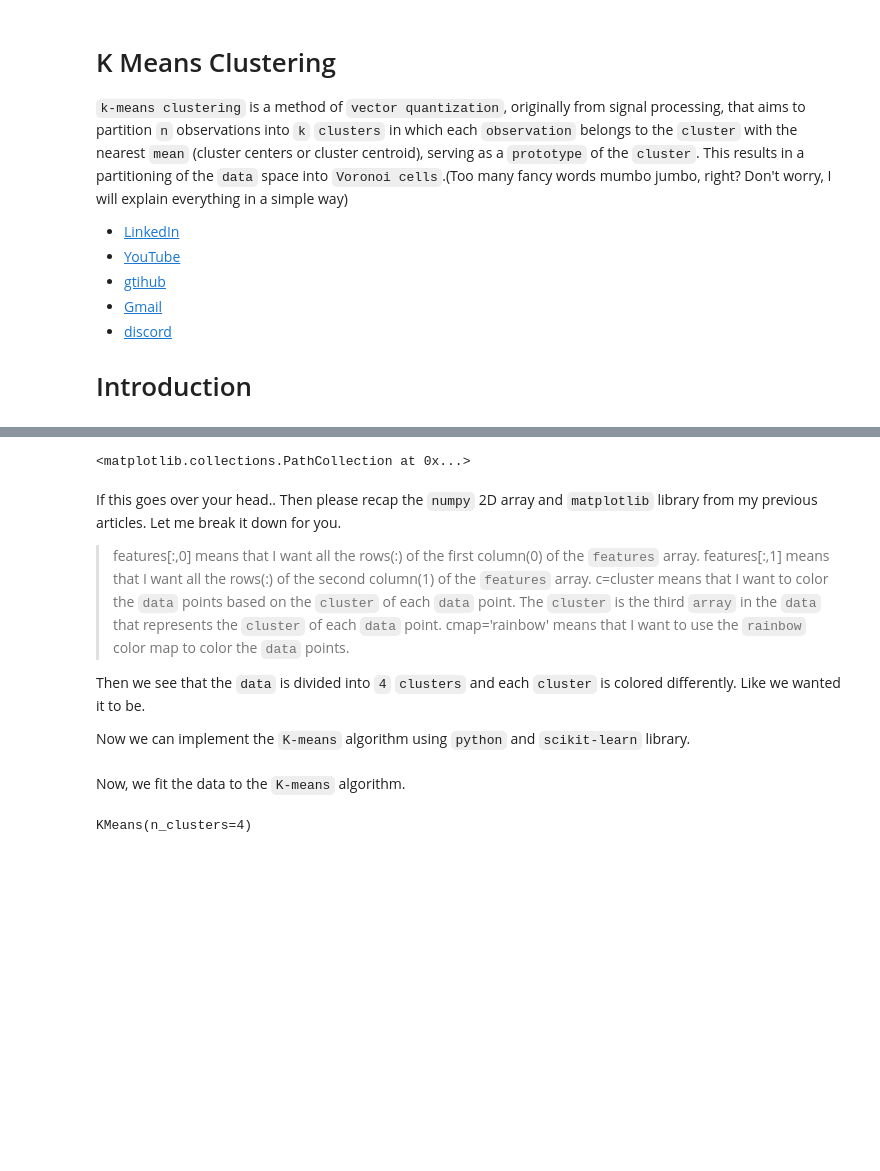
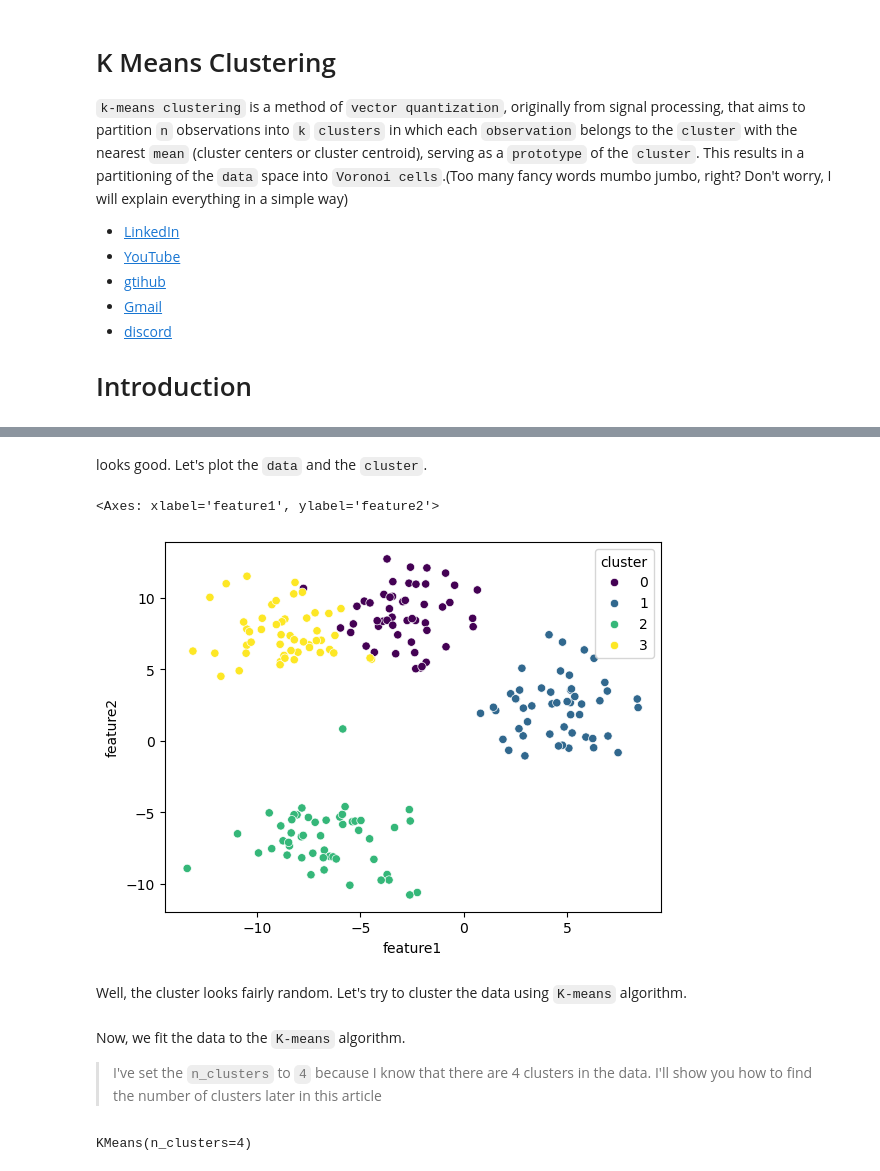
Before and after one commit to RishatTalukder/Machine-Learning-Zero-to-Hero, a Jupyter notebook: 14_K_Means_Clustering/30_K_Means_Clustering.ipynb, the cells around one changed output, grey strips where cells are left out. Drawn from its saved outputs; the diff is of its cells as text; code cells hidden in the pictures; blank space fills up the shorter version.

Commit message:
clustering done

```diff
--- a/14_K_Means_Clustering/30_K_Means_Clustering.ipynb
+++ b/14_K_Means_Clustering/30_K_Means_Clustering.ipynb
@@ -410,5 +238,7 @@ Now that we have imported the necessary libraries, We can now load the `blobs` d
 # %%
-data = make_blobs(n_samples=200, n_features=2, centers=4, cluster_std=1.8, random_state=101)
+from sklearn.datasets import make_blobs
+
+data = make_blobs(n_samples=200, n_features=2, centers=4, cluster_std=2, random_state=42)
 # %% [markdown]
 Let me explain what I just did in the code above.
 
@@ -472,0 +261,3 @@ Now let's visuliaze the `data` using a `scatter plot`.
+# %%
+clusters = data[1]
+clusters.shape
@@ -472,0 +272,6 @@ Now let's visuliaze the `data` using a `scatter plot`.
+# %%
+import pandas as pd
+
+df = pd.DataFrame(features, columns=['feature1', 'feature2'])
+df['cluster'] = clusters
+df.head()
@@ -473,19 +285,14 @@ Now let's visuliaze the `data` using a `scatter plot`.
+# %% [markdown]
+looks good. Let's plot the `data` and the `cluster`.
 # %%
+import seaborn as sns
 
-plt.scatter(features[:,0], features[:,1], c=cluster, cmap='viridis')
+sns.scatterplot(data=df, x='feature1', y='feature2', hue='cluster', palette='viridis')
 # %% [output]
-<matplotlib.collections.PathCollection at 0x...>
+<Axes: xlabel='feature1', ylabel='feature2'>
+[figure, added]
 # %% [markdown]
-If this goes over your head.. Then please recap the `numpy` 2D array and `matplotlib` library from my previous articles. Let me break it down for you.
-
-> features[:,0] means that I want all the rows(:) of the first column(0) of the `features` array.
-> features[:,1] means that I want all the rows(:) of the second column(1) of the `features` array.
-> c=cluster means that I want to color the `data` points based on the `cluster` of each `data` point. The `cluster` is the third `array` in the `data` that represents the `cluster` of each `data` point.
-> cmap='rainbow' means that I want to use the `rainbow` color map to color the `data` points.
-
-Then we see that the `data` is divided into `4` `clusters` and each `cluster` is colored differently. Like we wanted it to be.
-
-Now we can implement the `K-means` algorithm using `python` and `scikit-learn` library.
+Well, the cluster looks fairly random. Let's try to cluster the data using `K-means` algorithm.
 # %%
 from sklearn.cluster import KMeans
 
@@ -493,5 +300,7 @@ kmeans = KMeans(n_clusters=4) # 4 because we know that there are 4 clusters
 # %% [markdown]
 Now, we fit the data to the `K-means` algorithm.
+
+> I've set the `n_clusters` to `4` because I know that there are 4 clusters in the data. I'll show you how to find the number of clusters later in this article
 # %%
 kmeans.fit(features)
 # %% [output]
```
Also changed, not shown: parts of 23 cells of this notebook.
